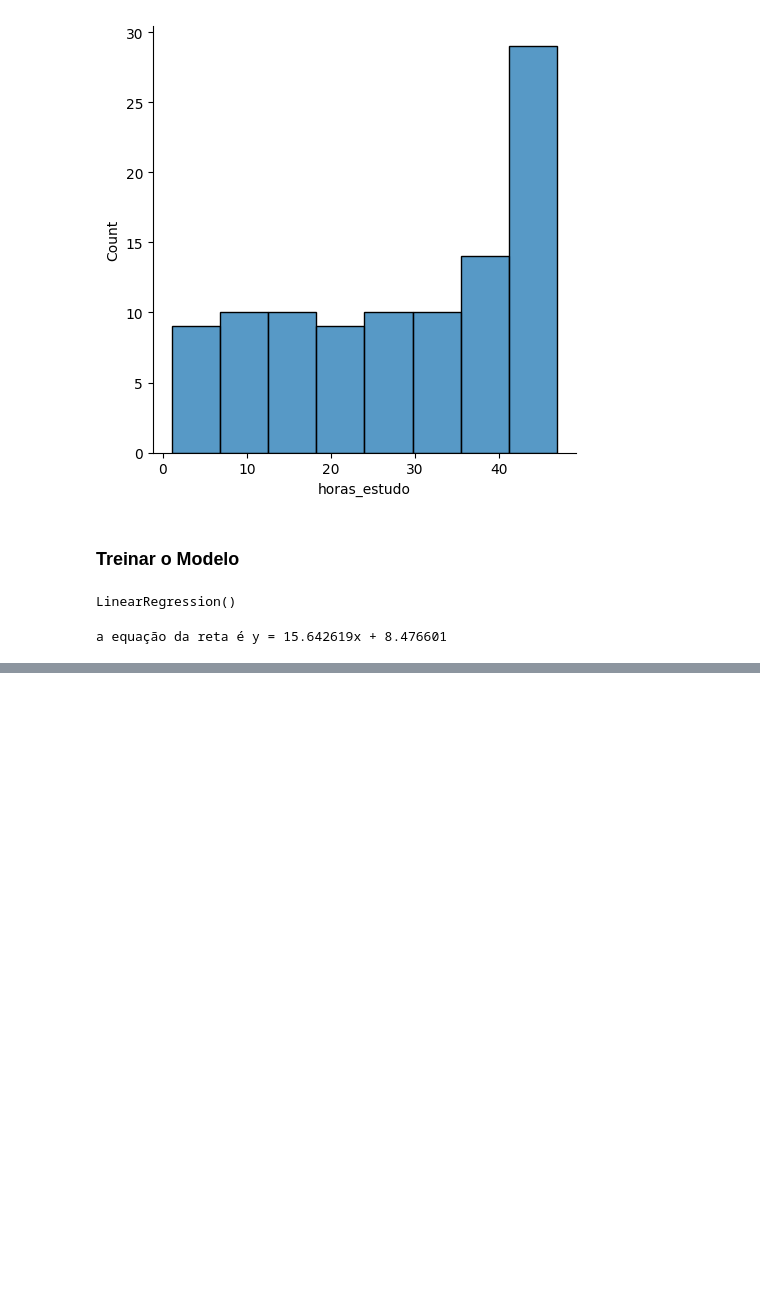
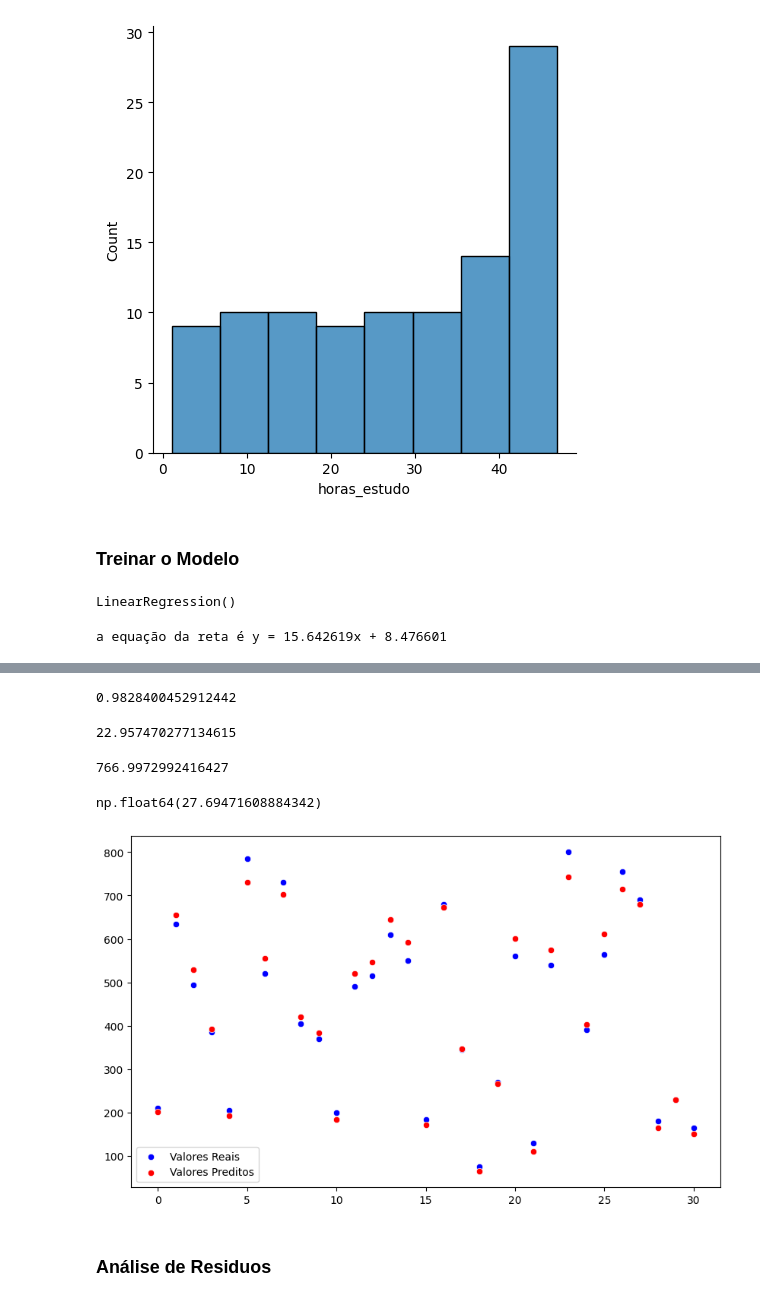
Before and after one commit to danilotavares-dev/Plataforma-de-Educacao-IA, a Jupyter notebook: modelo_pontuacao.ipynb, the cells around one changed output, grey strips where cells are left out. Saved outputs shown, nothing was run; the diff lists cells and outputs as text; code cells hidden in the pictures; blank space fills up the shorter version.

Commit message:
Validação do Modelo com métricas

```diff
--- a/modelo_pontuacao.ipynb
+++ b/modelo_pontuacao.ipynb
@@ -133,0 +136,51 @@ a equação da reta é y = 15.642619x + 8.476601
+# %%
+# Validação do modelo com base no conjunto de testes
+y_pred = reg_model.predict(X_test)
+# %%
+# Calcular métrica R-Squared ou coeficiente de determinação
+# r2 representa o quão bem ou o quão ruim é a "cognição" do modelo para explicar os dados de teste
+from sklearn.metrics import r2_score, mean_squared_error, mean_absolute_error
+
+r2_score(y_test, y_pred)
+# %% [output]
+0.9828400452912442
+# %%
+# Calcular a métrica MAE (Mean Absolute Error)
+# MAE = Média (y_test - y_pred)
+# E uma métrica fácil de interpretar
+# MAE é menos sensivel a outliers
+mean_absolute_error(y_test, y_pred)
+# %% [output]
+22.957470277134615
+# %%
+# Calcular a métrica MSE (Mean Squared Error)
+# MSE = Média (y_test - y_pred) ** 2
+# Não é uma métrica fácil de interpretar
+# MSE é mais sensivel a outliers e prenaliza grandes erros
+mse = mean_squared_error(y_test, y_pred)
+mse
+# %% [output]
+766.9972992416427
+# %%
+# Calcular a métrica RMSE (Squared Root Mean Squared Error)
+# MSE = Raiz (Média (y_test - y_pred) ** 2)
+# É uma métrica fácil de interpretar
+# RMSE é mais sensivel a outliers e prenaliza grandes erros
+import numpy as np
+
+rmse = np.sqrt(mse)
+rmse
+# %% [output]
+np.float64(27.69471608884342)
+# %%
+# Análise gráfica
+x_axis = range(len(y_test))
+plt.figure(figsize=(10,6))
+sns.scatterplot(x=x_axis, y=y_test.reshape(-1), color='blue', label='Valores Reais')
+sns.scatterplot(x=x_axis, y=y_pred.reshape(-1), color='red', label='Valores Preditos')
+plt.legend()
+plt.show()
+# %% [output]
+[figure, added]
+# %% [markdown]
+### Análise de Residuos
```
Also changed, not shown: parts of 7 cells of this notebook, 2 other files.
